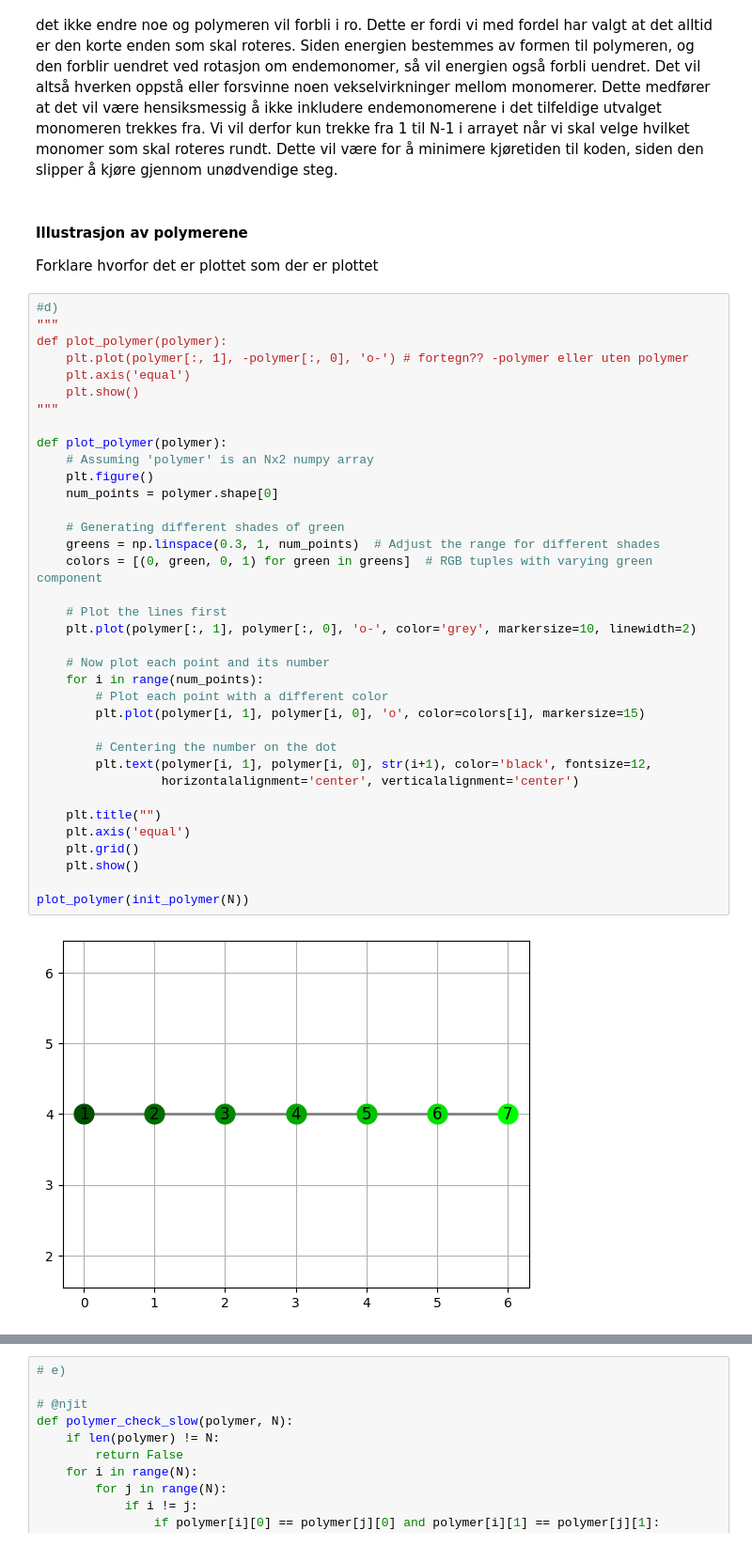
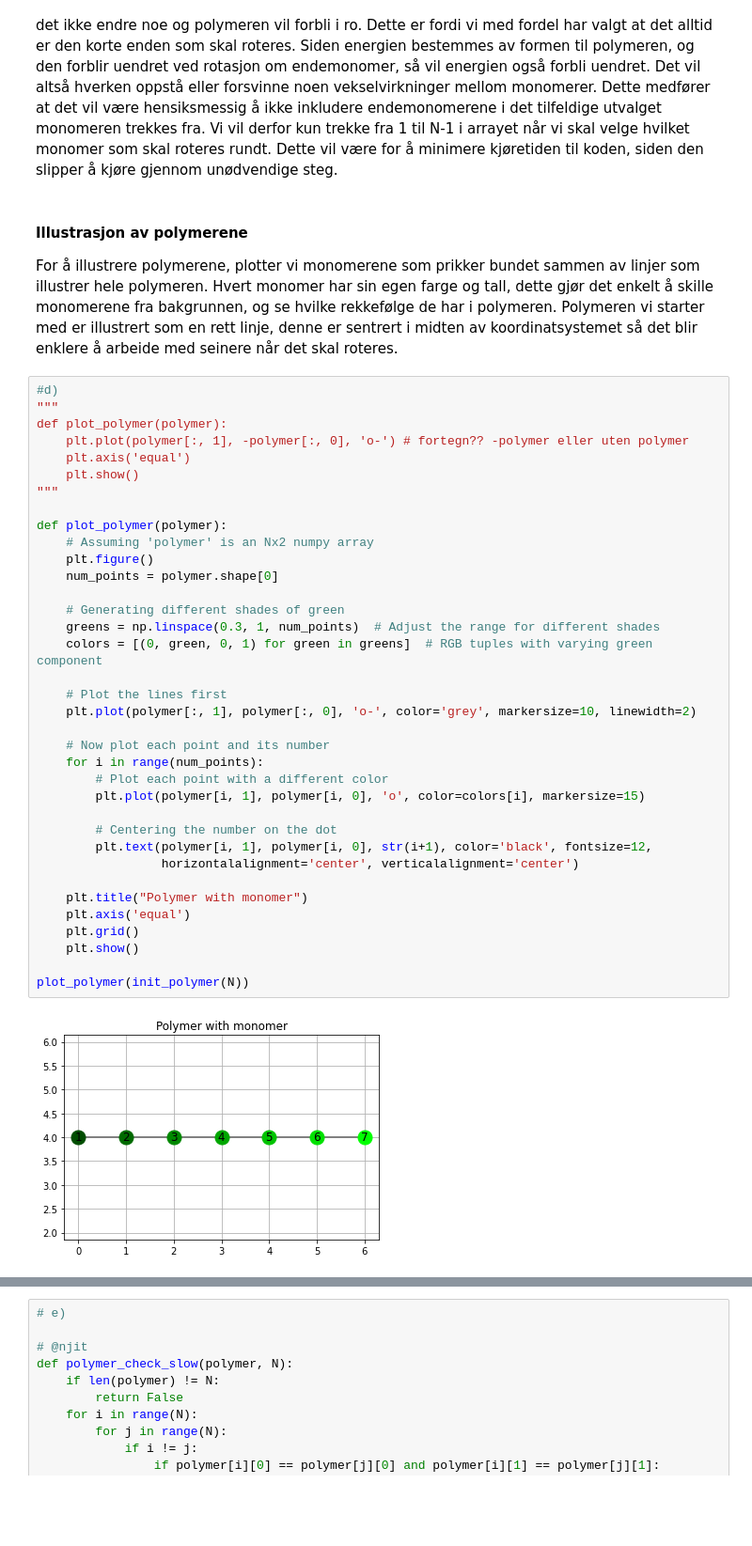
Before and after one commit to hannaroed/Vitber-bio, a Jupyter notebook: bio.ipynb, the cells around one changed output, grey strips where cells are left out. Shown at 94% size. Cells and saved outputs as stored; diff of their text form; blank space fills up the shorter version.

```diff
--- a/bio.ipynb
+++ b/bio.ipynb
@@ -49,9 +48,9 @@ array([[4, 0],
 # %% [markdown]
 #### Endemonomerer
 Når vi skal velge hvilket monomer som polymeret skal roteres rundt, så velges dette tilfeldig. Noe som er verdt å merke seg da er at dersom et polymer skal roteres om et endepunkt, så vil det ikke endre noe og polymeren vil forbli i ro. Dette er fordi vi med fordel har valgt at det alltid er den korte enden som skal roteres. Siden energien bestemmes av formen til polymeren, og den forblir uendret ved rotasjon om endemonomer, så vil energien også forbli uendret. Det vil altså hverken oppstå eller forsvinne noen vekselvirkninger mellom monomerer. Dette medfører at det vil være hensiksmessig å ikke inkludere endemonomerene i det tilfeldige utvalget monomeren trekkes fra. Vi vil derfor kun trekke fra 1 til N-1 i arrayet når vi skal velge hvilket monomer som skal roteres rundt. Dette vil være for å minimere kjøretiden til koden, siden den slipper å kjøre gjennom unødvendige steg.
-# %% [markdown]
-#### Illustrasjon av polymerene
-Forklare hvorfor det er plottet som der er plottet
+# %% [markdown]
+#### Illustrasjon av polymerene
+For å illustrere polymerene, plotter vi monomerene som prikker bundet sammen av linjer som illustrer hele polymeren. Hvert monomer har sin egen farge og tall, dette gjør det enkelt å skille monomerene fra bakgrunnen, og se hvilke rekkefølge de har i polymeren. Polymeren vi starter med er illustrert som en rett linje, denne er sentrert i midten av koordinatsystemet så det blir enklere å arbeide med seinere når det skal roteres.
 # %%
 #d)
 """
@@ -61,34 +60,34 @@ def plot_polymer(polymer):
     plt.show()
 """
 
 def plot_polymer(polymer):
     # Assuming 'polymer' is an Nx2 numpy array
     plt.figure()
     num_points = polymer.shape[0]
 
     # Generating different shades of green
     greens = np.linspace(0.3, 1, num_points)  # Adjust the range for different shades
     colors = [(0, green, 0, 1) for green in greens]  # RGB tuples with varying green component
 
     # Plot the lines first
     plt.plot(polymer[:, 1], polymer[:, 0], 'o-', color='grey', markersize=10, linewidth=2)
 
     # Now plot each point and its number
     for i in range(num_points):
         # Plot each point with a different color
         plt.plot(polymer[i, 1], polymer[i, 0], 'o', color=colors[i], markersize=15)
 
         # Centering the number on the dot
         plt.text(polymer[i, 1], polymer[i, 0], str(i+1), color='black', fontsize=12,
                  horizontalalignment='center', verticalalignment='center')
 
-    plt.title("")
+    plt.title("Polymer with monomer")
     plt.axis('equal')
     plt.grid()
     plt.show()
 
 plot_polymer(init_polymer(N))
 # %% [output]
-[figure, old version]
+[figure, new version]
 # %% [markdown]
 #### Kreterium for polymerer
```
Also changed, not shown: parts of 10 cells of this notebook.
